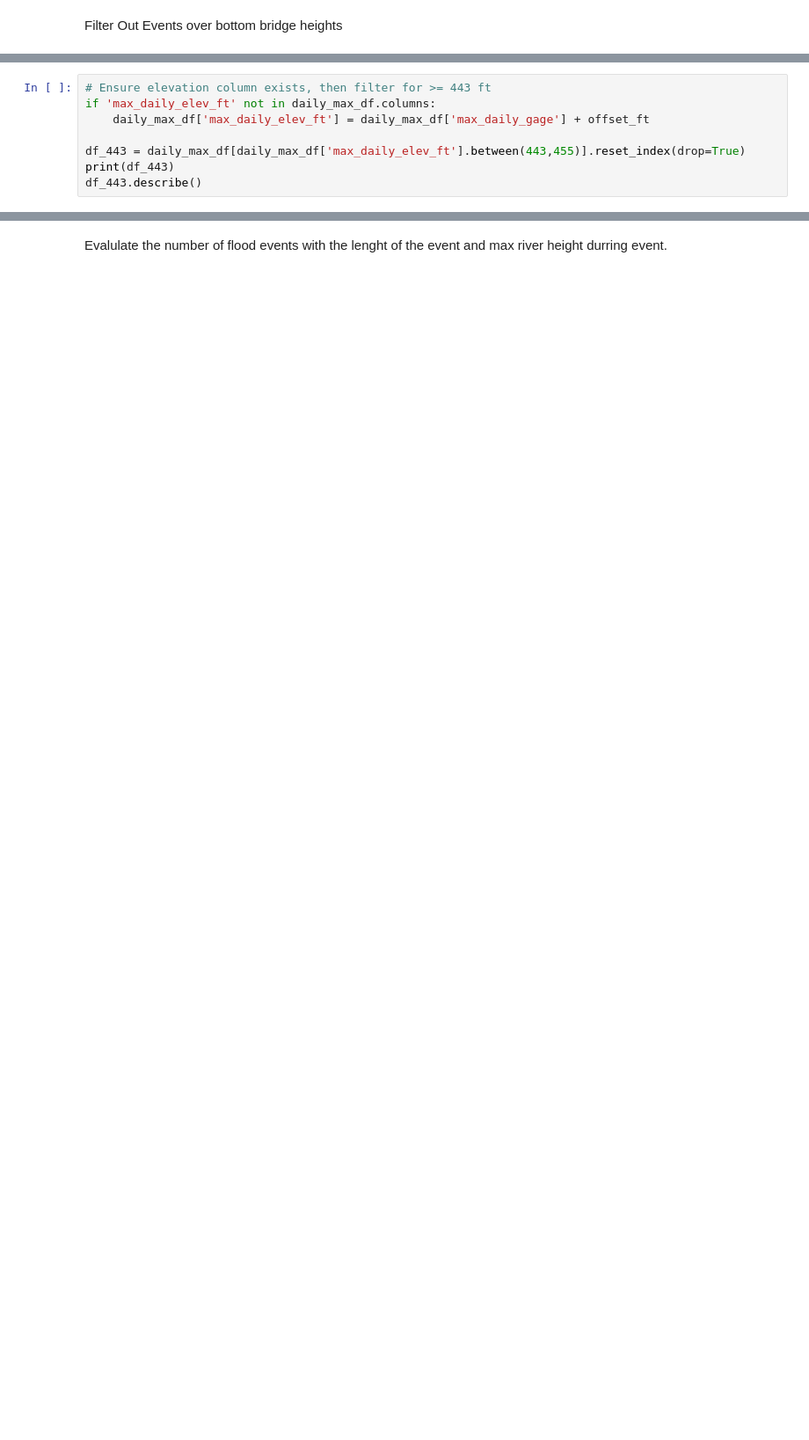
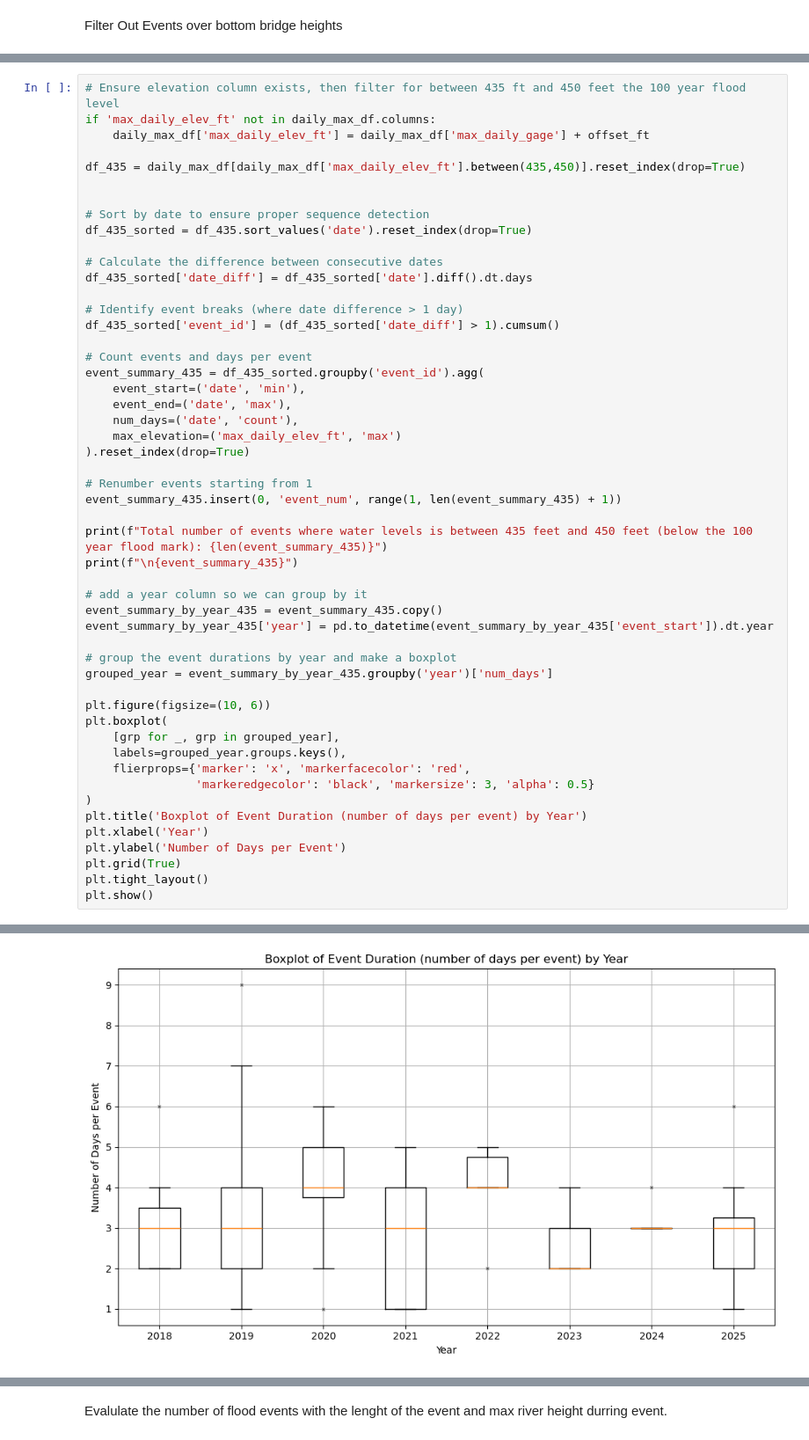
Before and after one commit to Raybies/GreenRiverFerryRiver, a Jupyter notebook: GRF_VA.ipynb, the cells around one changed output, grey strips where cells are left out. Shown at 88% size. Saved outputs shown, nothing was run; the diff lists cells and outputs as text; blank space fills up the shorter version.

```diff
--- a/GRF_VA.ipynb
+++ b/GRF_VA.ipynb
@@ -429,9 +530,52 @@ Total number of events where river level was 455 feet and greater: 3
 # %%
-# Ensure elevation column exists, then filter for >= 443 ft
+# Ensure elevation column exists, then filter for between 435 ft and 450 feet the 100 year flood level
 if 'max_daily_elev_ft' not in daily_max_df.columns:
     daily_max_df['max_daily_elev_ft'] = daily_max_df['max_daily_gage'] + offset_ft
 
-df_443 = daily_max_df[daily_max_df['max_daily_elev_ft'].between(443,455)].reset_index(drop=True)
-print(df_443)
-df_443.describe()
+df_435 = daily_max_df[daily_max_df['max_daily_elev_ft'].between(435,450)].reset_index(drop=True)
+
+
+# Sort by date to ensure proper sequence detection
+df_435_sorted = df_435.sort_values('date').reset_index(drop=True)
+
+# Calculate the difference between consecutive dates
+df_435_sorted['date_diff'] = df_435_sorted['date'].diff().dt.days
+
+# Identify event breaks (where date difference > 1 day)
+df_435_sorted['event_id'] = (df_435_sorted['date_diff'] > 1).cumsum()
+
+# Count events and days per event
+event_summary_435 = df_435_sorted.groupby('event_id').agg(
+    event_start=('date', 'min'),
+    event_end=('date', 'max'),
+    num_days=('date', 'count'),
+    max_elevation=('max_daily_elev_ft', 'max')
+).reset_index(drop=True)
+
+# Renumber events starting from 1
+event_summary_435.insert(0, 'event_num', range(1, len(event_summary_435) + 1))
+
+print(f"Total number of events where water levels is between 435 feet and 450 feet (below the 100 year flood mark): {len(event_summary_435)}")
+print(f"\n{event_summary_435}")
+
+# add a year column so we can group by it
+event_summary_by_year_435 = event_summary_435.copy()
+event_summary_by_year_435['year'] = pd.to_datetime(event_summary_by_year_435['event_start']).dt.year
+
+# group the event durations by year and make a boxplot
+grouped_year = event_summary_by_year_435.groupby('year')['num_days']
+
+plt.figure(figsize=(10, 6))
+plt.boxplot(
+    [grp for _, grp in grouped_year],
+    labels=grouped_year.groups.keys(),
+    flierprops={'marker': 'x', 'markerfacecolor': 'red',
+                'markeredgecolor': 'black', 'markersize': 3, 'alpha': 0.5}
+)
+plt.title('Boxplot of Event Duration (number of days per event) by Year')
+plt.xlabel('Year')
+plt.ylabel('Number of Days per Event')
+plt.grid(True)
+plt.tight_layout()
+plt.show()
 # %% [output]
@@ -460,0 +598 @@ df_443.describe()
+[figure, added]
```
Also changed, not shown: parts of 19 cells of this notebook.
